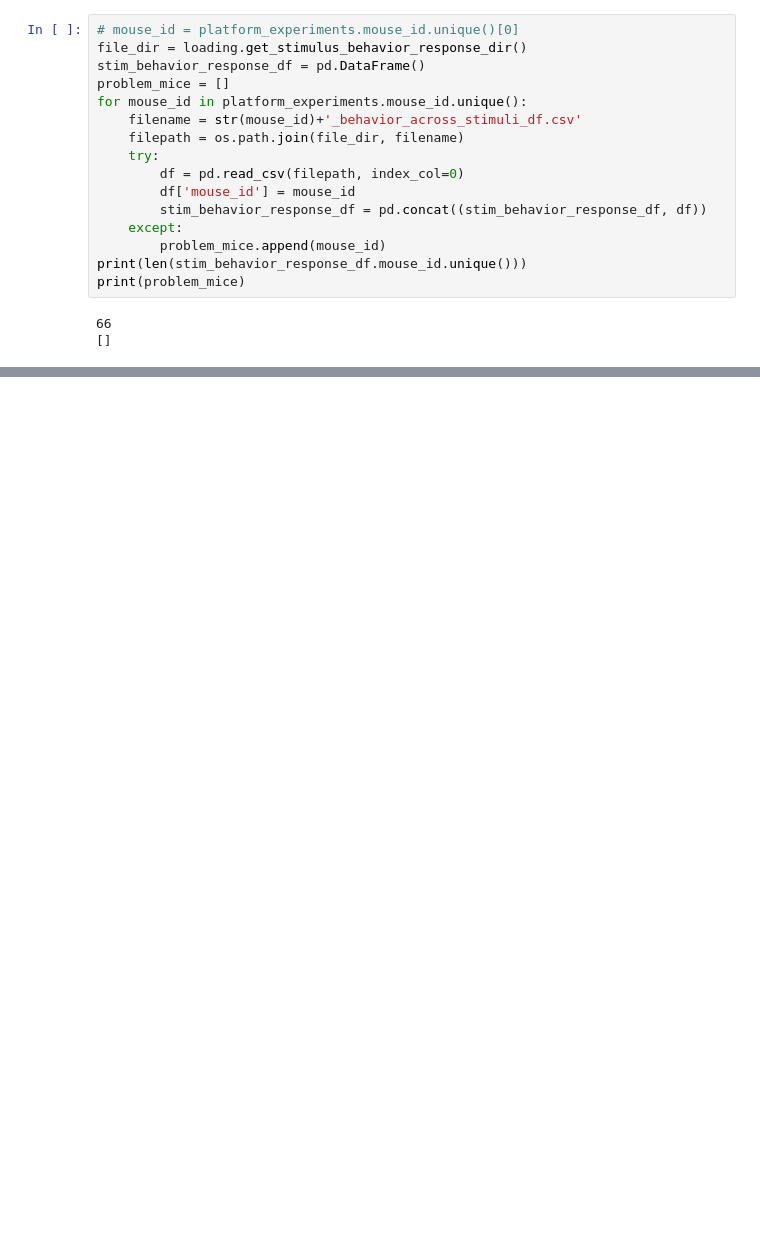
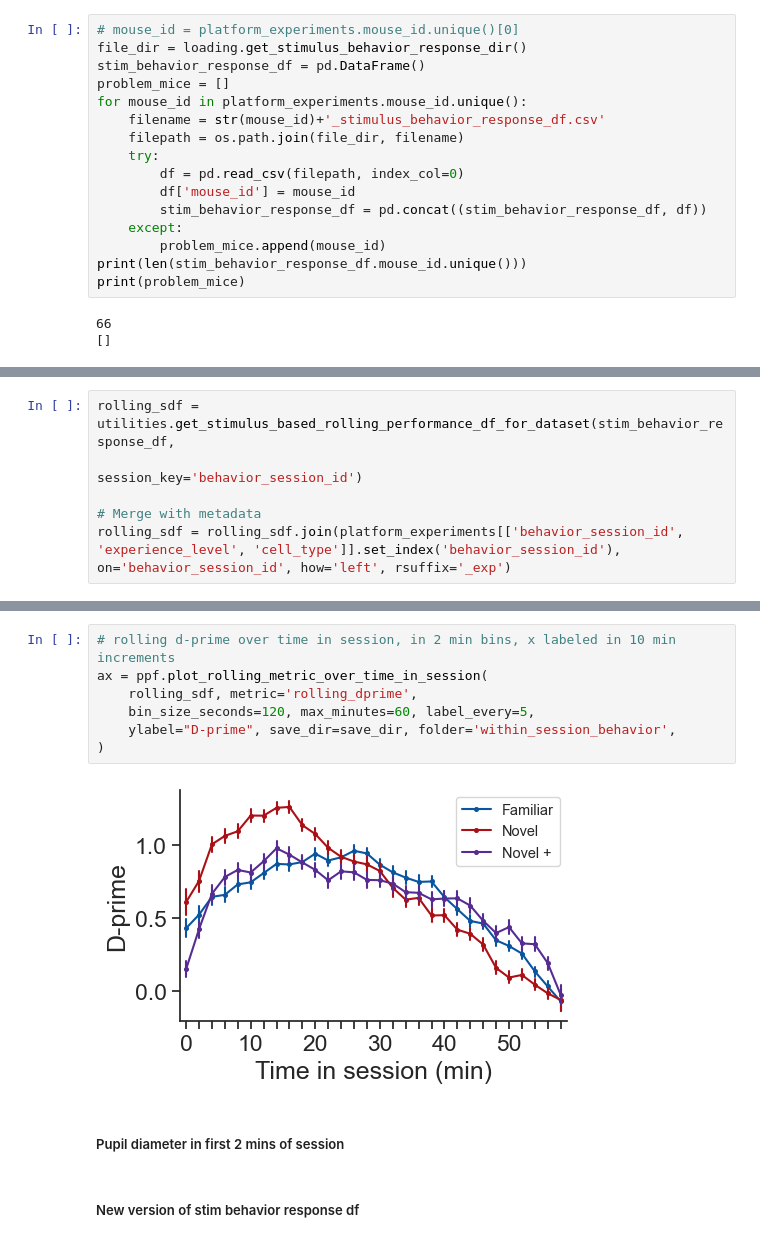
Before and after one commit to AllenInstitute/visual_behavior_analysis, a Jupyter notebook: notebooks/platform_paper_figures/figure_2_main.ipynb, the cells around one changed output, grey strips where cells are left out. Cells and saved outputs as stored; diff of their text form; blank space fills up the shorter version.

```diff
--- a/notebooks/platform_paper_figures/figure_2_main.ipynb
+++ b/notebooks/platform_paper_figures/figure_2_main.ipynb
@@ -896,7 +461,7 @@ file_dir = loading.get_stimulus_behavior_response_dir()
 stim_behavior_response_df = pd.DataFrame()
 problem_mice = []
 for mouse_id in platform_experiments.mouse_id.unique():
-    filename = str(mouse_id)+'_behavior_across_stimuli_df.csv'
+    filename = str(mouse_id)+'_stimulus_behavior_response_df.csv'
     filepath = os.path.join(file_dir, filename)
     try:
         df = pd.read_csv(filepath, index_col=0)
@@ -954,0 +486,6 @@ ppf.plot_metric_across_stimuli_by_experience_level(image_sdf, metric, time_windo
+# %%
+rolling_sdf = utilities.get_stimulus_based_rolling_performance_df_for_dataset(stim_behavior_response_df,
+                                                          session_key='behavior_session_id')
+
+# Merge with metadata
+rolling_sdf = rolling_sdf.join(platform_experiments[['behavior_session_id', 'experience_level', 'cell_type']].set_index('behavior_session_id'), on='behavior_session_id', how='left', rsuffix='_exp')
@@ -954,0 +510,13 @@ ppf.plot_metric_across_stimuli_by_experience_level(image_sdf, metric, time_windo
+# %%
+# rolling d-prime over time in session, in 2 min bins, x labeled in 10 min increments
+ax = ppf.plot_rolling_metric_over_time_in_session(
+    rolling_sdf, metric='rolling_dprime',
+    bin_size_seconds=120, max_minutes=60, label_every=5,
+    ylabel="D-prime", save_dir=save_dir, folder='within_session_behavior',
+)
+# %% [output]
+[figure, added]
+# %% [markdown]
+##### Pupil diameter in first 2 mins of session
+# %% [markdown]
+##### New version of stim behavior response df
```
Also changed, not shown: parts of 42 cells of this notebook, 5 other files.
